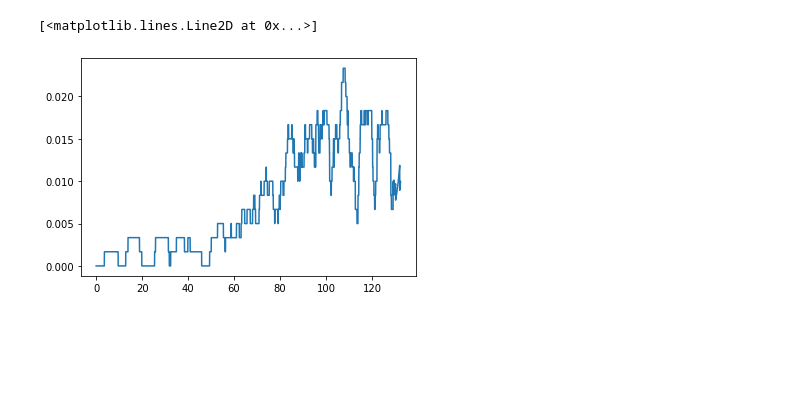
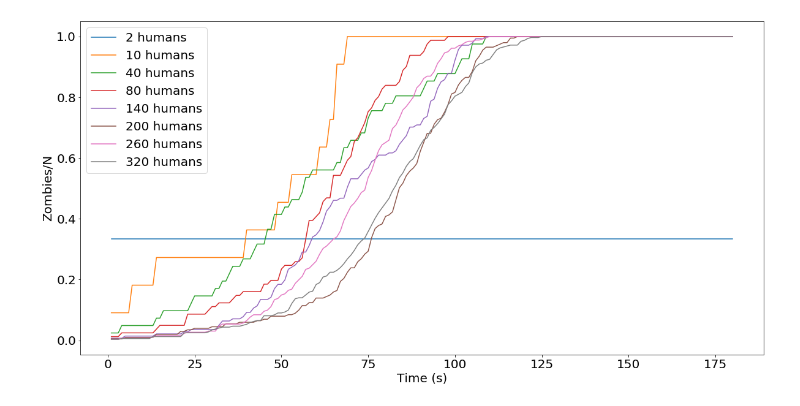
Before and after one commit to atormakh/SimulacionDeSistemas, a Jupyter notebook: Zombies/ej.ipynb, the cells around one changed output. Cells and saved outputs as stored; diff of their text form; code cells hidden in the pictures; blank space fills up the shorter version.

```diff
--- a/Zombies/ej.ipynb
+++ b/Zombies/ej.ipynb
@@ -3,9 +3,12 @@ import data_import
 import os
 import matplotlib.pyplot as plt
 import numpy as np
+import pickle
+
+plt.rcParams.update({'font.size': 20})
+plt.rc('figure', figsize=(20, 10))
 # %%
-# 3.2 pico seconds for particle to travel L
-def exec(dt=1e-3, output_dt=1e-2, tf=60*5, vz=2, nh = 10):
+def exec(dt=1e-2, output_dt=1e-1, tf=60*3, vz=3, nh = 10):
 
     command = f"java -cp target/Zombies-1.0.jar \
                 -Ddt={dt} -DoutputDt={output_dt} -Dtf={tf} \
@@ -59,9 +27,36 @@ def rolling_mean(x, w):
         lower = int(max(i-w/2, 0))
         data.append(np.mean(x[lower:upper]))
     return data
-# %%
-w = 6/(time[1] - time[0])
-plt.plot(time, rolling_mean(np.diff(zcount, prepend=1),w))
-# %% [output]
-[<matplotlib.lines.Line2D at 0x...>]
-[figure, removed]
+# %%
+results_b = {}
+nh = [2, 10, 40, 80, 140, 200, 260, 320]
+iterations = 3
+
+if os.path.isfile("results_b.pickle"):
+    results_b = pickle.load(open("results_b.pickle", "rb"))
+else:
+
+
+    for n in nh:
+        res_iterations = {}
+        for iteration in range(iterations):
+            data = exec(nh=n, dt=1e-2, output_dt=1)
+            time = []
+            zcount = []
+            res = {}
+            for t, z, h, data in data:
+                time.append(t)
+                zcount.append(z)
+            res["time"] = time
+            res["zcount"] = zcount
+            res_iterations[iteration] = res
+        results_b[n] = res_iterations
+# %%
+for n in nh:
+    plt.plot(results_b[n][1]["time"], np.array(results_b[n][1]["zcount"])/(n+1), label=f"{n} humans")
+plt.legend()
+plt.xlabel("Time (s)")
+plt.ylabel("Zombies/N")
+plt.show()
+# %% [output]
+[figure, added]
```
Also changed, not shown: parts of 5 cells of this notebook, 3 other files.
